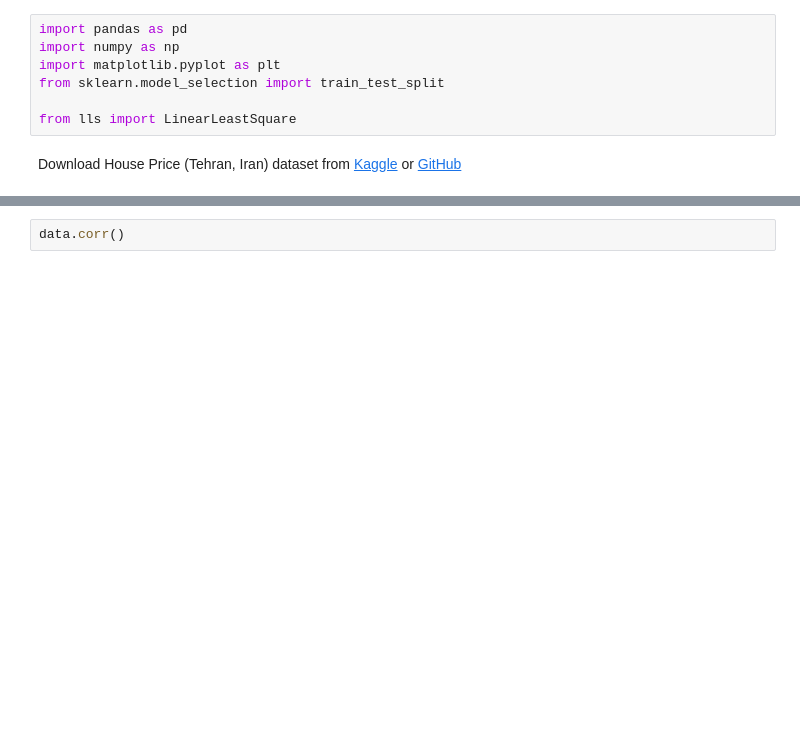
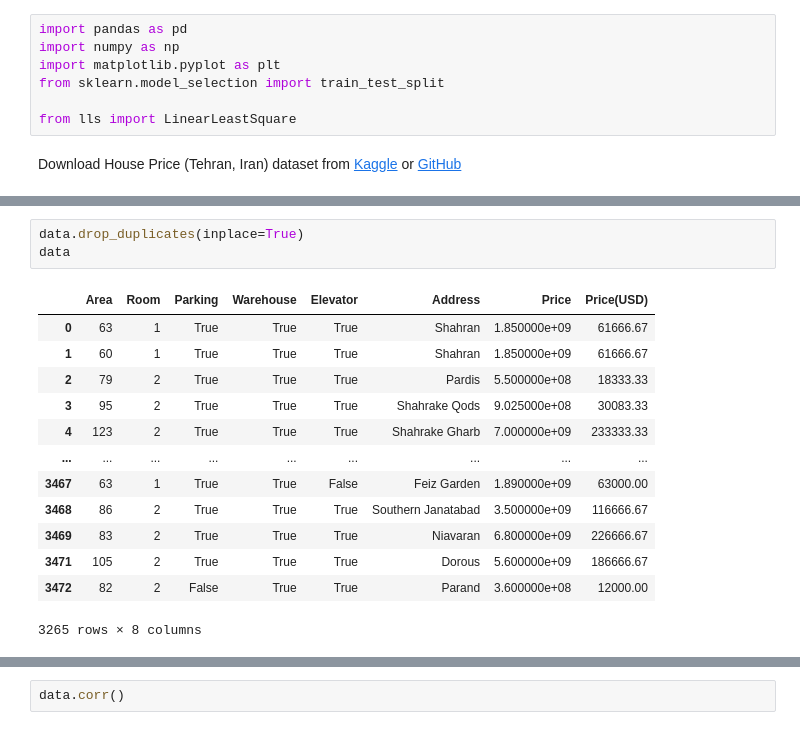
Before and after one commit to SajjadAemmi/PyLearn, a Jupyter notebook: 6.MachineLearning/6.5.LLS/TehranHousePrice/tehran_house_price_regression_lls.ipynb, the cells around one changed output, grey strips where cells are left out. Drawn from its saved outputs; the diff is of its cells as text; blank space fills up the shorter version.

```diff
--- a/6.MachineLearning/6.5.LLS/TehranHousePrice/tehran_house_price_regression_lls.ipynb
+++ b/6.MachineLearning/6.5.LLS/TehranHousePrice/tehran_house_price_regression_lls.ipynb
@@ -20,0 +28,17 @@ data.head()
+# %%
+data.drop_duplicates(inplace=True)
+data
+# %% [output]
+|  | Area | Room | Parking | Warehouse | Elevator | Address | Price | Price(USD) |
+| 0 | 63 | 1 | True | True | True | Shahran | 1.850000e+09 | 61666.67 |
+| 1 | 60 | 1 | True | True | True | Shahran | 1.850000e+09 | 61666.67 |
+| 2 | 79 | 2 | True | True | True | Pardis | 5.500000e+08 | 18333.33 |
+| 3 | 95 | 2 | True | True | True | Shahrake Qods | 9.025000e+08 | 30083.33 |
+| 4 | 123 | 2 | True | True | True | Shahrake Gharb | 7.000000e+09 | 233333.33 |
+| ... | ... | ... | ... | ... | ... | ... | ... | ... |
+| 3467 | 63 | 1 | True | True | False | Feiz Garden | 1.890000e+09 | 63000.00 |
+| 3468 | 86 | 2 | True | True | True | Southern Janatabad | 3.500000e+09 | 116666.67 |
+| 3469 | 83 | 2 | True | True | True | Niavaran | 6.800000e+09 | 226666.67 |
+| 3471 | 105 | 2 | True | True | True | Dorous | 5.600000e+09 | 186666.67 |
+| 3472 | 82 | 2 | False | True | True | Parand | 3.600000e+08 | 12000.00 |
+3265 rows × 8 columns
```
Also changed, not shown: parts of 5 cells of this notebook.
